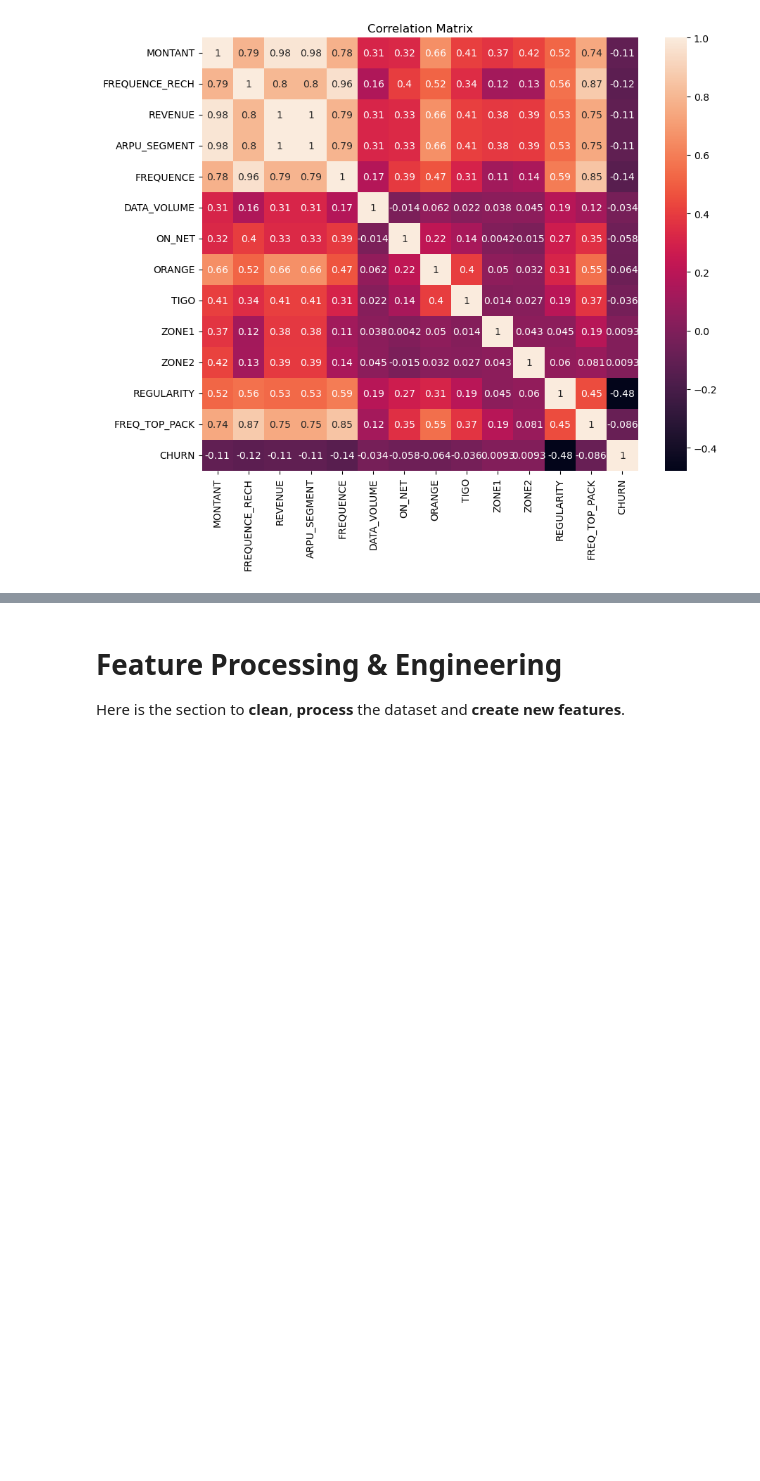
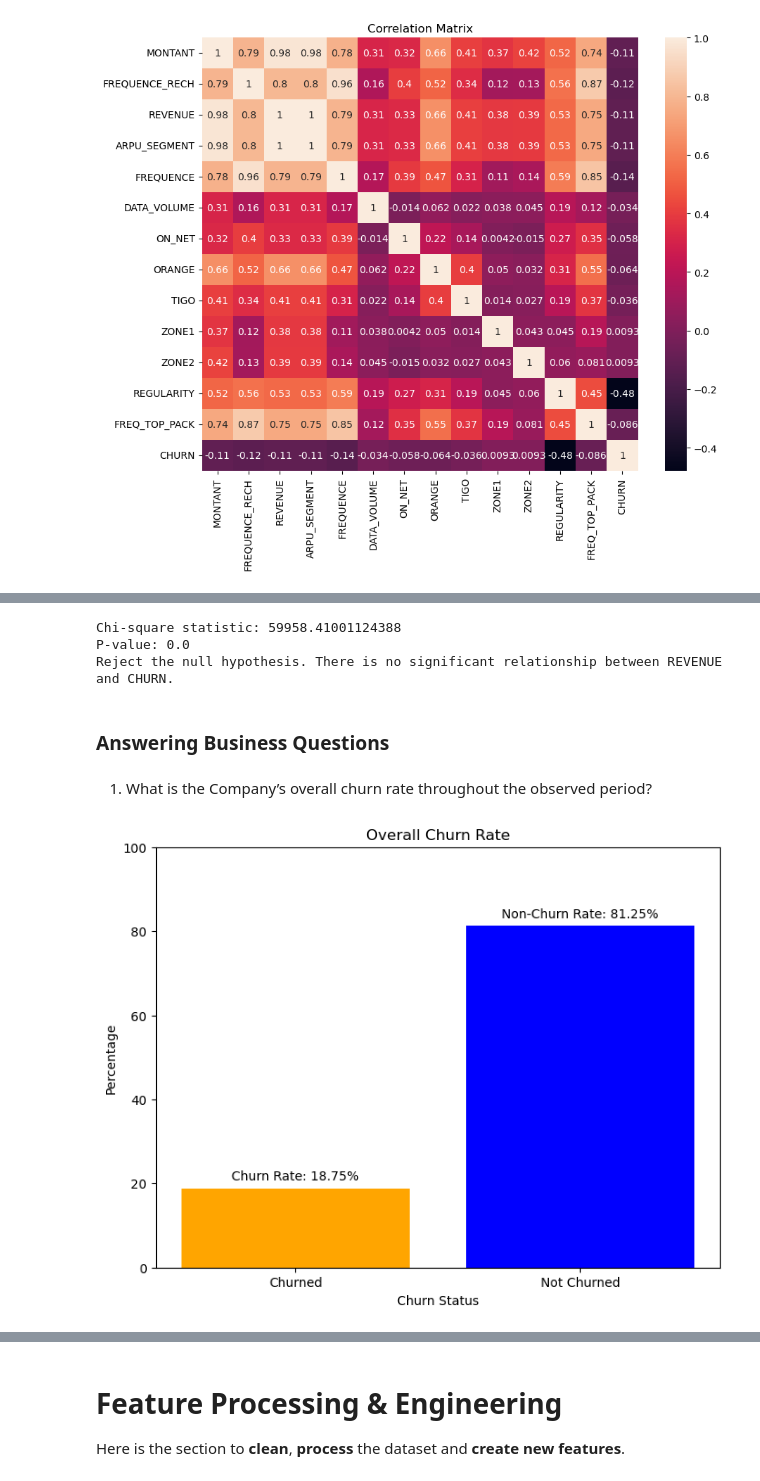
Before and after one commit to codedzifa/CAPSTONE, a Jupyter notebook: Capstone Customer Churn.ipynb, the cells around one changed output, grey strips where cells are left out. Drawn from its saved outputs; the diff is of its cells as text; code cells hidden in the pictures; blank space fills up the shorter version.

Commit message:
answer questions

```diff
--- a/Capstone Customer Churn.ipynb
+++ b/Capstone Customer Churn.ipynb
@@ -485,0 +560,44 @@ plt.show()
+# %%
+# Creating a contingency table
+contingency_table = pd.crosstab(train['REVENUE'], train['CHURN'])
+
+# Performing the chi-square test
+chi2, p_value, _, _ = chi2_contingency(contingency_table)
+
+# Printing the test results
+print("Chi-square statistic:", chi2)
+print("P-value:", p_value)
+
+# Setting my significance level (alpha)
+alpha = 0.05
+
+# Comparing the obtained p-value with alpha
+if p_value < alpha:
+    print("Reject the null hypothesis. There is no significant relationship between REVENUE and CHURN.")
+else:
+    print("Fail to reject the null hypothesis. There is a significant relationship between REVENUE and CHURN.")
+# %% [output]
+Chi-square statistic: 59958.41001124388
+P-value: 0.0
+Reject the null hypothesis. There is no significant relationship between REVENUE and CHURN.
+# %% [markdown]
+### Answering Business Questions
+# %% [markdown]
+1. What is the Company’s overall churn rate throughout the observed period?
+# %%
+# Calculate the overall churn rate
+churn_rate = train_df['CHURN'].mean() * 100
+
+# Create a bar plot
+plt.figure(figsize=(8, 6))
+plt.bar(['Churned', 'Not Churned'], [churn_rate, 100 - churn_rate], color=['orange', 'blue'])
+plt.xlabel('Churn Status')
+plt.ylabel('Percentage')
+plt.title('Overall Churn Rate')
+plt.ylim(0, 100)
+plt.text(0, churn_rate + 2, f'Churn Rate: {churn_rate:.2f}%', ha='center')
+plt.text(1, 100 - churn_rate + 2, f'Non-Churn Rate: {100 - churn_rate:.2f}%', ha='center')
+
+plt.show()
+# %% [output]
+[figure, added]
```
Also changed, not shown: parts of 28 cells of this notebook.
